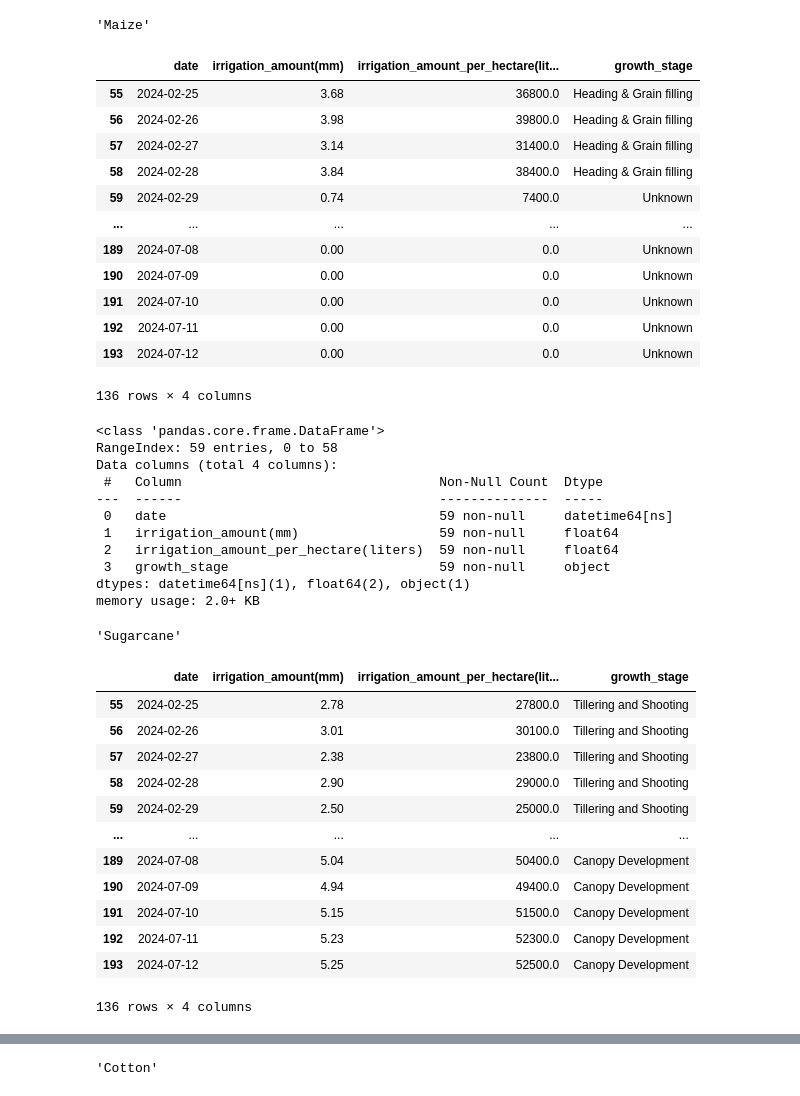
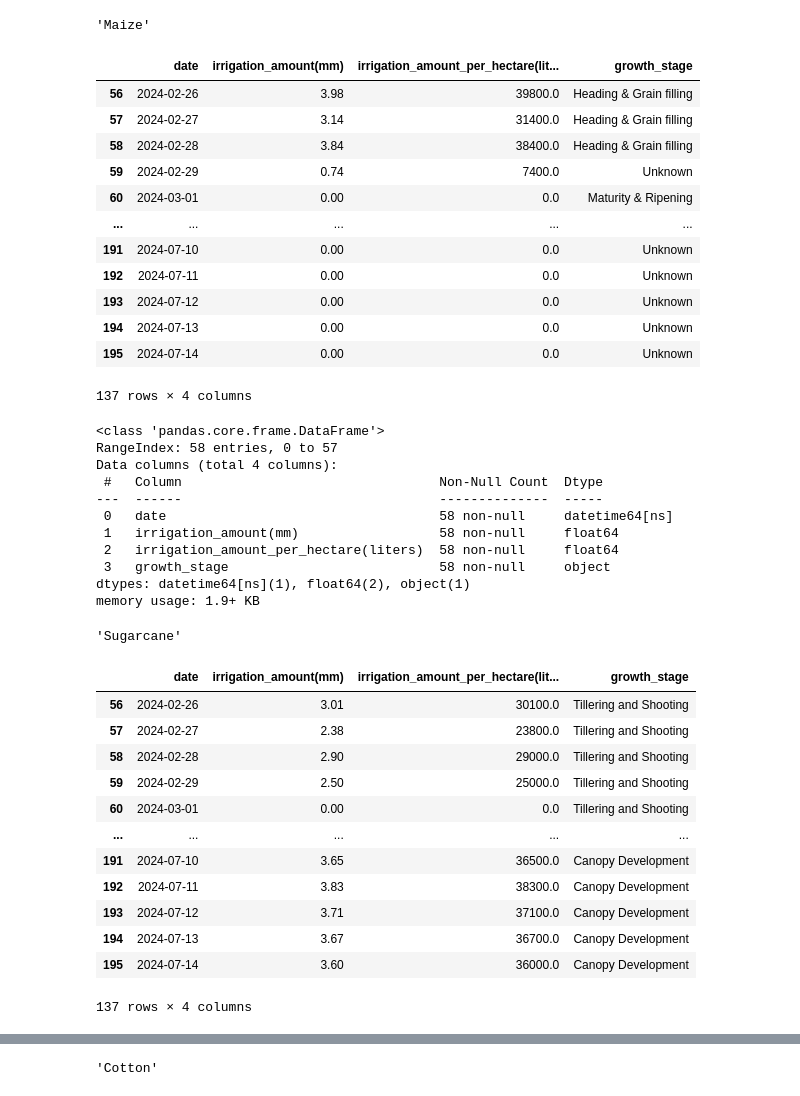
Before and after one commit to Godwin-Oti/Smart-Irrigation-System, a Jupyter notebook: Punjab_India/PUNJAB_2.ipynb, the cells around one changed output, grey strips where cells are left out. Saved outputs shown, nothing was run; the diff lists cells and outputs as text; code cells hidden in the pictures.

```diff
--- a/Punjab_India/PUNJAB_2.ipynb
+++ b/Punjab_India/PUNJAB_2.ipynb
@@ -1968,44 +1979,44 @@ rice_irrigation_schedule
 'Maize'
 # %%
 
-threshold_soil_moisture = 0.215963  # Example threshold in m³/m³(which is mean of soil moisture in the Dataset)
+threshold_soil_moisture = 0.215303  # Example threshold in m³/m³(which is mean of soil moisture in the Dataset)
 
 # Calculate soil deficit
 maize_data['soil_deficit(mm)'] = maize_data['ETc (mm)'] - maize_data['precipitation (mm)']
 maize_data['irrigation_need'] = maize_data['soil_moisture_28_to_100cm (m³/m³)'] < threshold_soil_moisture
 
 # Function to calculate irrigation need
 def calculate_irrigation_need(soil_moisture, threshold, soil_deficit):
     if soil_moisture < threshold:
         return max(0, threshold - soil_moisture + soil_deficit)
     return 0
 
 # Calculate irrigation amount in mm
 maize_data['irrigation_amount(mm)'] = maize_data.apply(lambda row: calculate_irrigation_need(
     row['soil_moisture_28_to_100cm (m³/m³)'], threshold_soil_moisture, row['soil_deficit(mm)']), axis=1).round(2)
 
 # Calculate irrigation amount per hectare in liters and round to 2 decimal places
 maize_data['irrigation_amount_per_hectare(liters)'] = (maize_data['irrigation_amount(mm)'] * 10000).round(2)
 
 # Create an irrigation schedule
 irrigation_schedule = maize_data[maize_data['irrigation_need'] == True][['date', 'irrigation_amount(mm)', 'irrigation_amount_per_hectare(liters)', 'growth_stage']]
 
 # Display the irrigation schedule
 irrigation_schedule
 # %% [output]
 |  | date | irrigation_amount(mm) | irrigation_amount_per_hectare(lit... | growth_stage |
-| 55 | 2024-02-25 | 3.68 | 36800.0 | Heading & Grain filling |
 | 56 | 2024-02-26 | 3.98 | 39800.0 | Heading & Grain filling |
 | 57 | 2024-02-27 | 3.14 | 31400.0 | Heading & Grain filling |
 | 58 | 2024-02-28 | 3.84 | 38400.0 | Heading & Grain filling |
 | 59 | 2024-02-29 | 0.74 | 7400.0 | Unknown |
+| 60 | 2024-03-01 | 0.00 | 0.0 | Maturity & Ripening |
 | ... | ... | ... | ... | ... |
-| 189 | 2024-07-08 | 0.00 | 0.0 | Unknown |
-| 190 | 2024-07-09 | 0.00 | 0.0 | Unknown |
 | 191 | 2024-07-10 | 0.00 | 0.0 | Unknown |
 | 192 | 2024-07-11 | 0.00 | 0.0 | Unknown |
 | 193 | 2024-07-12 | 0.00 | 0.0 | Unknown |
+| 194 | 2024-07-13 | 0.00 | 0.0 | Unknown |
+| 195 | 2024-07-14 | 0.00 | 0.0 | Unknown |
-136 rows × 4 columns
+137 rows × 4 columns
 # %%
 maize_data.head(4)
 # %%
@@ -2020,23 +2031,23 @@ maize_irrigation_schedule=irrigation_schedule_maize.reset_index(drop=True)
 maize_irrigation_schedule.info()
 # %% [output]
 <class 'pandas.core.frame.DataFrame'>
-RangeIndex: 59 entries, 0 to 58
+RangeIndex: 58 entries, 0 to 57
 Data columns (total 4 columns):
  #   Column                                 Non-Null Count  Dtype
 ---  ------                                 --------------  -----
- 0   date                                   59 non-null     datetime64[ns]
- 1   irrigation_amount(mm)                  59 non-null     float64
- 2   irrigation_amount_per_hectare(liters)  59 non-null     float64
- 3   growth_stage                           59 non-null     object
+ 0   date                                   58 non-null     datetime64[ns]
+ 1   irrigation_amount(mm)                  58 non-null     float64
+ 2   irrigation_amount_per_hectare(liters)  58 non-null     float64
+ 3   growth_stage                           58 non-null     object
 dtypes: datetime64[ns](1), float64(2), object(1)
-memory usage: 2.0+ KB
+memory usage: 1.9+ KB
 # %%
 """Sugarcane"""
 # %% [output]
 'Sugarcane'
 # %%
 
-threshold_soil_moisture = 0.215963  # Example threshold in m³/m³(which is mean of soil moisture in the Dataset)
+threshold_soil_moisture = 0.215303  # Example threshold in m³/m³(which is mean of soil moisture in the Dataset)
 
 # Calculate soil deficit
 sugarcane_data['soil_deficit(mm)'] = sugarcane_data['ETc (mm)'] - sugarcane_data['precipitation (mm)']
@@ -2062,18 +2073,18 @@ irrigation_schedule = sugarcane_data[sugarcane_data['irrigation_need'] == True][
 irrigation_schedule
 # %% [output]
 |  | date | irrigation_amount(mm) | irrigation_amount_per_hectare(lit... | growth_stage |
-| 55 | 2024-02-25 | 2.78 | 27800.0 | Tillering and Shooting |
 | 56 | 2024-02-26 | 3.01 | 30100.0 | Tillering and Shooting |
 | 57 | 2024-02-27 | 2.38 | 23800.0 | Tillering and Shooting |
 | 58 | 2024-02-28 | 2.90 | 29000.0 | Tillering and Shooting |
 | 59 | 2024-02-29 | 2.50 | 25000.0 | Tillering and Shooting |
+| 60 | 2024-03-01 | 0.00 | 0.0 | Tillering and Shooting |
 | ... | ... | ... | ... | ... |
-| 189 | 2024-07-08 | 5.04 | 50400.0 | Canopy Development |
-| 190 | 2024-07-09 | 4.94 | 49400.0 | Canopy Development |
-| 191 | 2024-07-10 | 5.15 | 51500.0 | Canopy Development |
-| 192 | 2024-07-11 | 5.23 | 52300.0 | Canopy Development |
-| 193 | 2024-07-12 | 5.25 | 52500.0 | Canopy Development |
+| 191 | 2024-07-10 | 3.65 | 36500.0 | Canopy Development |
+| 192 | 2024-07-11 | 3.83 | 38300.0 | Canopy Development |
+| 193 | 2024-07-12 | 3.71 | 37100.0 | Canopy Development |
+| 194 | 2024-07-13 | 3.67 | 36700.0 | Canopy Development |
+| 195 | 2024-07-14 | 3.60 | 36000.0 | Canopy Development |
-136 rows × 4 columns
+137 rows × 4 columns
 # %%
 # Create an irrigation schedule within the growing season of sugarcane
 irrigation_schedule_sugarcane = sugarcane_data[(sugarcane_data['date'] >= '2023-10-01') &
```
Also changed, not shown: parts of 19 cells of this notebook, 5 other files.
